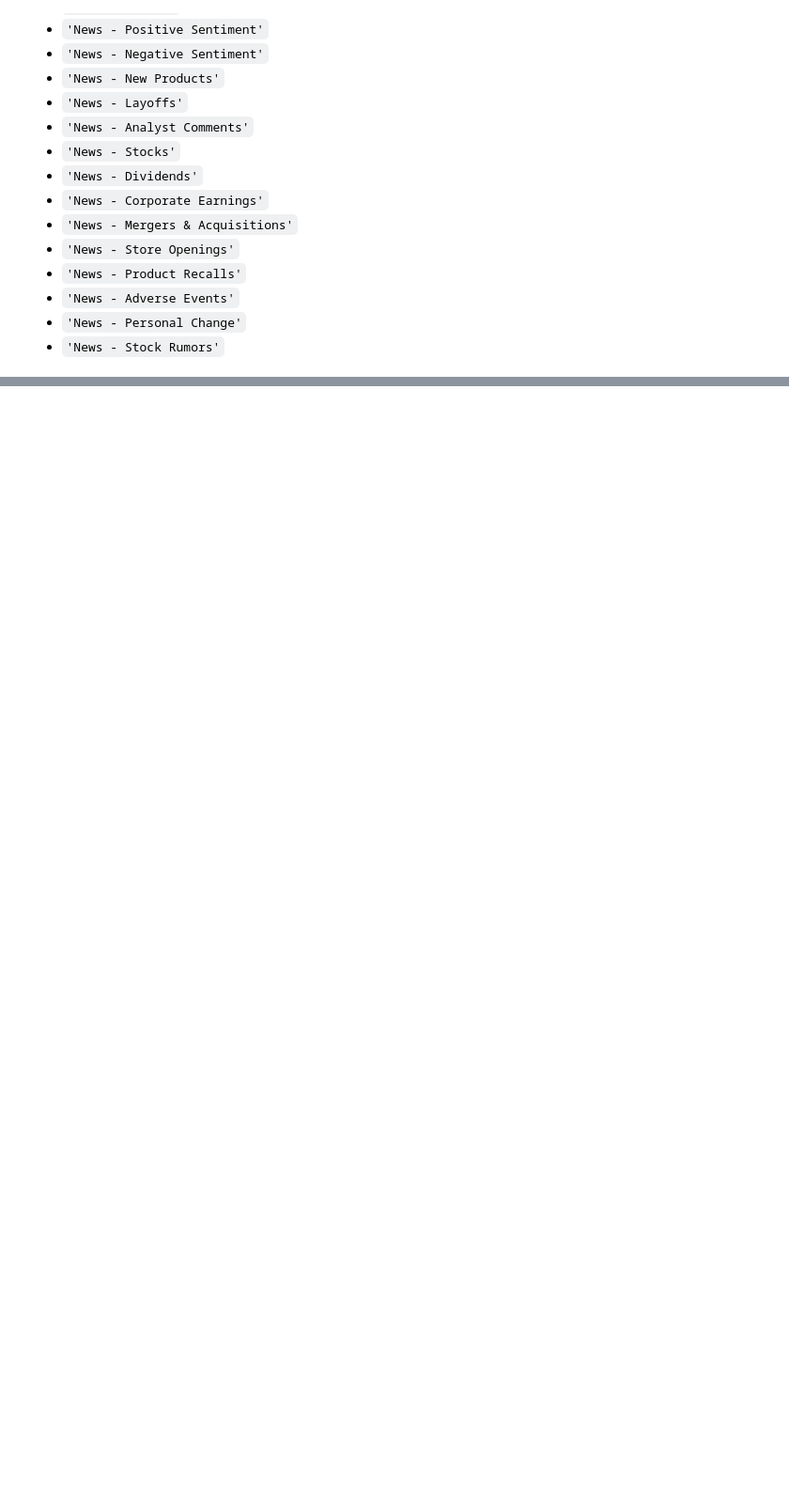
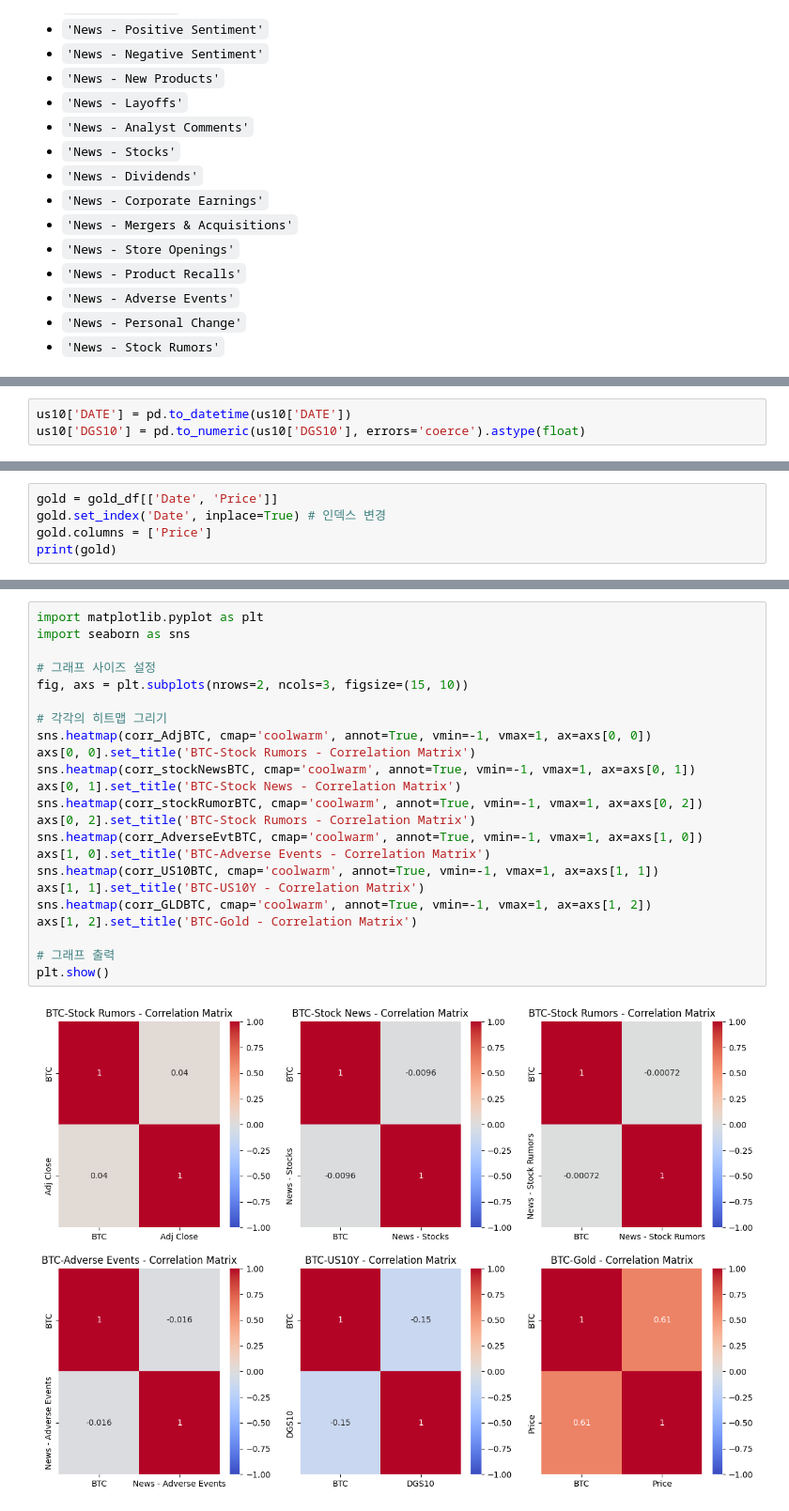
Before and after one commit to young1ll/time-series-da, a Jupyter notebook: notebook/correlation_btc.ipynb, the cells around one changed output, grey strips where cells are left out. Shown: that part at 94% size. Drawn from its saved outputs; the diff is of its cells as text; blank space fills up the shorter version.

```diff
--- a/notebook/correlation_btc.ipynb
+++ b/notebook/correlation_btc.ipynb
@@ -279,0 +295,3 @@ plt.show()
+# %%
+us10['DATE'] = pd.to_datetime(us10['DATE'])
+us10['DGS10'] = pd.to_numeric(us10['DGS10'], errors='coerce').astype(float)
@@ -279,0 +319,5 @@ plt.show()
+# %%
+gold = gold_df[['Date', 'Price']]
+gold.set_index('Date', inplace=True) # 인덱스 변경
+gold.columns = ['Price']
+print(gold)
@@ -279,0 +567,25 @@ plt.show()
+# %%
+import matplotlib.pyplot as plt
+import seaborn as sns
+
+# 그래프 사이즈 설정
+fig, axs = plt.subplots(nrows=2, ncols=3, figsize=(15, 10))
+
+# 각각의 히트맵 그리기
+sns.heatmap(corr_AdjBTC, cmap='coolwarm', annot=True, vmin=-1, vmax=1, ax=axs[0, 0])
+axs[0, 0].set_title('BTC-Stock Rumors - Correlation Matrix')
+sns.heatmap(corr_stockNewsBTC, cmap='coolwarm', annot=True, vmin=-1, vmax=1, ax=axs[0, 1])
+axs[0, 1].set_title('BTC-Stock News - Correlation Matrix')
+sns.heatmap(corr_stockRumorBTC, cmap='coolwarm', annot=True, vmin=-1, vmax=1, ax=axs[0, 2])
+axs[0, 2].set_title('BTC-Stock Rumors - Correlation Matrix')
+sns.heatmap(corr_AdverseEvtBTC, cmap='coolwarm', annot=True, vmin=-1, vmax=1, ax=axs[1, 0])
+axs[1, 0].set_title('BTC-Adverse Events - Correlation Matrix')
+sns.heatmap(corr_US10BTC, cmap='coolwarm', annot=True, vmin=-1, vmax=1, ax=axs[1, 1])
+axs[1, 1].set_title('BTC-US10Y - Correlation Matrix')
+sns.heatmap(corr_GLDBTC, cmap='coolwarm', annot=True, vmin=-1, vmax=1, ax=axs[1, 2])
+axs[1, 2].set_title('BTC-Gold - Correlation Matrix')
+
+# 그래프 출력
+plt.show()
+# %% [output]
+[figure, added]
```
Also changed, not shown: parts of 39 cells of this notebook, 9 other files.
